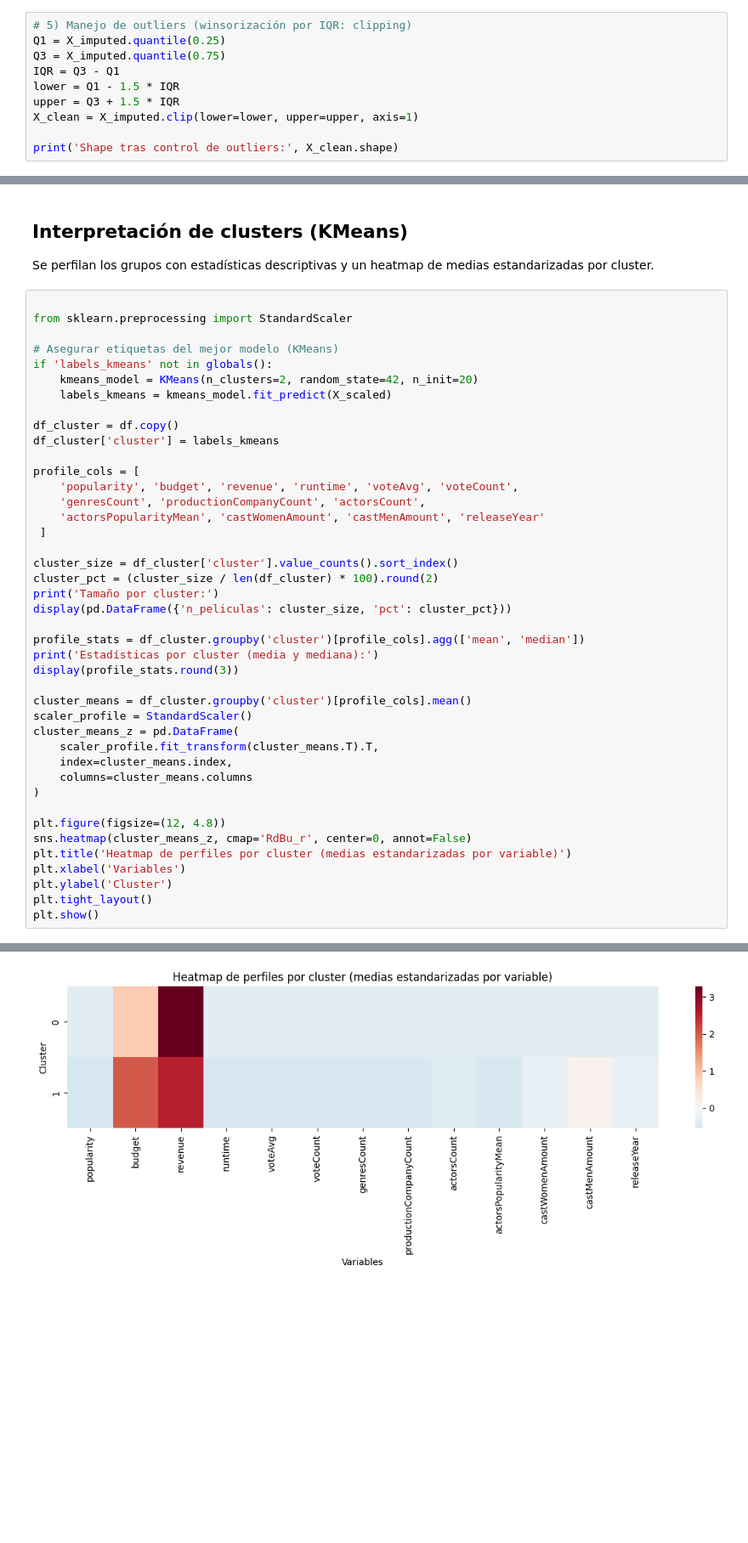
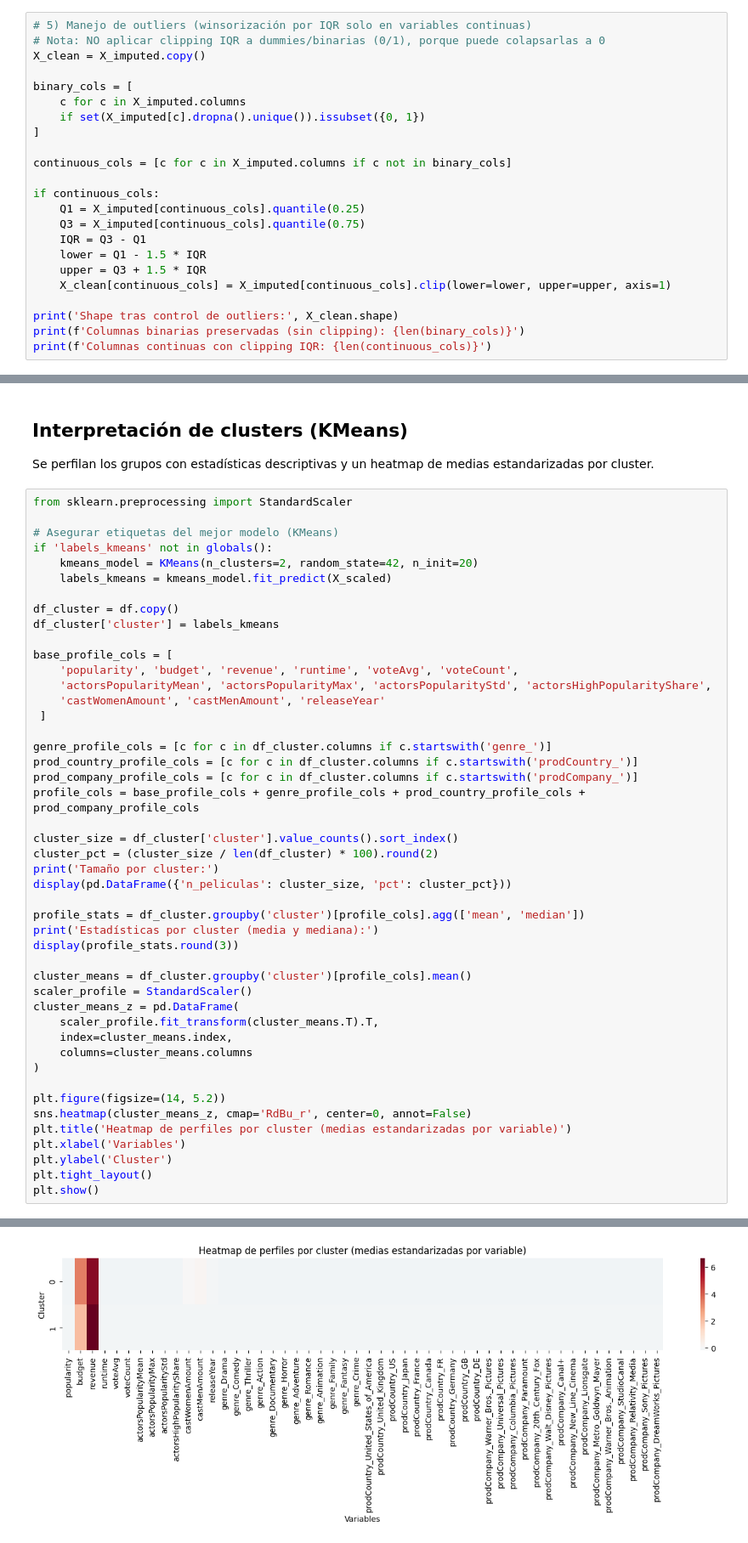
Before and after one commit to jcdiegolopez/MD-LAB02, a Jupyter notebook: main.ipynb, the cells around one changed output, grey strips where cells are left out. Shown at 85% size. Drawn from its saved outputs; the diff is of its cells as text; blank space fills up the shorter version.

```diff
--- a/main.ipynb
+++ b/main.ipynb
@@ -82,13 +155,26 @@ print('Nulos restantes:', int(X_imputed.isna().sum().sum()))
 # %% [output]
 Nulos restantes: 0
 # %%
-# 5) Manejo de outliers (winsorización por IQR: clipping)
-Q1 = X_imputed.quantile(0.25)
-Q3 = X_imputed.quantile(0.75)
-IQR = Q3 - Q1
-lower = Q1 - 1.5 * IQR
-upper = Q3 + 1.5 * IQR
-X_clean = X_imputed.clip(lower=lower, upper=upper, axis=1)
+# 5) Manejo de outliers (winsorización por IQR solo en variables continuas)
+# Nota: NO aplicar clipping IQR a dummies/binarias (0/1), porque puede colapsarlas a 0
+X_clean = X_imputed.copy()
+
+binary_cols = [
+    c for c in X_imputed.columns
+    if set(X_imputed[c].dropna().unique()).issubset({0, 1})
+]
+
+continuous_cols = [c for c in X_imputed.columns if c not in binary_cols]
+
+if continuous_cols:
+    Q1 = X_imputed[continuous_cols].quantile(0.25)
+    Q3 = X_imputed[continuous_cols].quantile(0.75)
+    IQR = Q3 - Q1
+    lower = Q1 - 1.5 * IQR
+    upper = Q3 + 1.5 * IQR
+    X_clean[continuous_cols] = X_imputed[continuous_cols].clip(lower=lower, upper=upper, axis=1)
 
 print('Shape tras control de outliers:', X_clean.shape)
+print(f'Columnas binarias preservadas (sin clipping): {len(binary_cols)}')
+print(f'Columnas continuas con clipping IQR: {len(continuous_cols)}')
 # %% [output]
@@ -321,7 +391,6 @@ Razón:
 ##  Interpretación de clusters (KMeans)
 Se perfilan los grupos con estadísticas descriptivas y un heatmap de medias estandarizadas por cluster.
 # %%
-
 from sklearn.preprocessing import StandardScaler
 
 # Asegurar etiquetas del mejor modelo (KMeans)
@@ -332,11 +401,16 @@ if 'labels_kmeans' not in globals():
 df_cluster = df.copy()
 df_cluster['cluster'] = labels_kmeans
 
-profile_cols = [
+base_profile_cols = [
     'popularity', 'budget', 'revenue', 'runtime', 'voteAvg', 'voteCount',
-    'genresCount', 'productionCompanyCount', 'actorsCount',
-    'actorsPopularityMean', 'castWomenAmount', 'castMenAmount', 'releaseYear'
+    'actorsPopularityMean', 'actorsPopularityMax', 'actorsPopularityStd', 'actorsHighPopularityShare',
+    'castWomenAmount', 'castMenAmount', 'releaseYear'
  ]
+
+genre_profile_cols = [c for c in df_cluster.columns if c.startswith('genre_')]
+prod_country_profile_cols = [c for c in df_cluster.columns if c.startswith('prodCountry_')]
+prod_company_profile_cols = [c for c in df_cluster.columns if c.startswith('prodCompany_')]
+profile_cols = base_profile_cols + genre_profile_cols + prod_country_profile_cols + prod_company_profile_cols
 
 cluster_size = df_cluster['cluster'].value_counts().sort_index()
 cluster_pct = (cluster_size / len(df_cluster) * 100).round(2)
@@ -355,7 +429,7 @@ cluster_means_z = pd.DataFrame(
     columns=cluster_means.columns
 )
 
-plt.figure(figsize=(12, 4.8))
+plt.figure(figsize=(14, 5.2))
 sns.heatmap(cluster_means_z, cmap='RdBu_r', center=0, annot=False)
 plt.title('Heatmap de perfiles por cluster (medias estandarizadas por variable)')
 plt.xlabel('Variables')
@@ -378,4 +452,4 @@ Estadísticas por cluster (media y mediana):
-[figure, old version]
+[figure, new version]
 # %%
 
 df_freq = df_cluster.copy()
```
Also changed, not shown: parts of 19 cells of this notebook.
